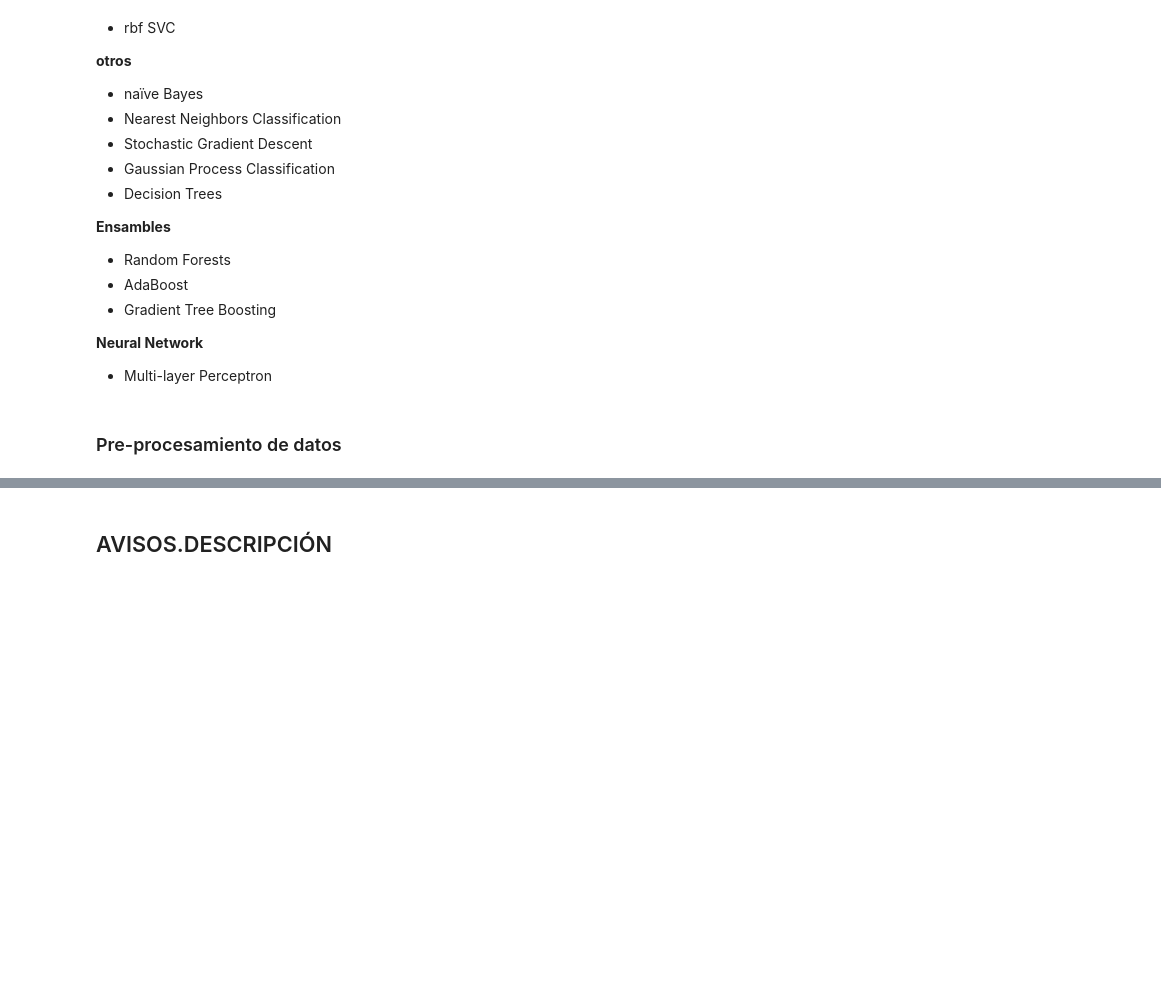
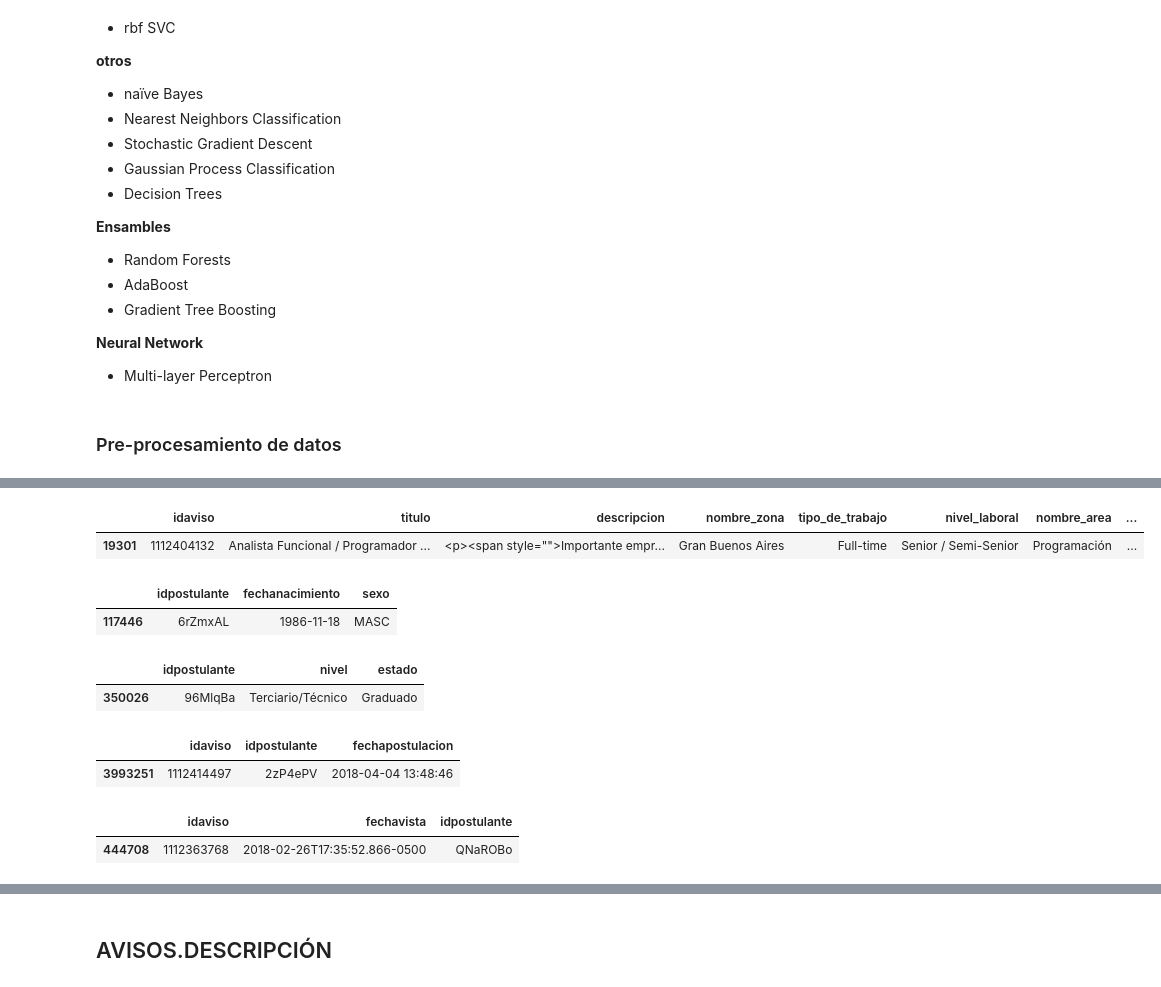
Before and after one commit to tbotalla/Datos1Q2018, a Jupyter notebook: parte2/prep2.ipynb, the cells around one changed output, grey strips where cells are left out. Cells and saved outputs as stored; diff of their text form; code cells hidden in the pictures; blank space fills up the shorter version.

```diff
--- a/parte2/prep2.ipynb
+++ b/parte2/prep2.ipynb
@@ -90,3 +92,28 @@ Wall time: 1min 12s
+# %%
+avisos.sample()
+# %% [output]
+|  | idaviso | titulo | descripcion | nombre_zona | tipo_de_trabajo | nivel_laboral | nombre_area | ... |
+| 19301 | 1112404132 | Analista Funcional / Programador ... | <p><span style="">Importante empr... | Gran Buenos Aires | Full-time | Senior / Semi-Senior | Programación | ... |
+# %%
+edadYGenero.sample()
+# %% [output]
+|  | idpostulante | fechanacimiento | sexo |
+| 117446 | 6rZmxAL | 1986-11-18 | MASC |
+# %%
+educacion.sample()
+# %% [output]
+|  | idpostulante | nivel | estado |
+| 350026 | 96MlqBa | Terciario/Técnico | Graduado |
+# %%
+postulaciones.sample()
+# %% [output]
+|  | idaviso | idpostulante | fechapostulacion |
+| 3993251 | 1112414497 | 2zP4ePV | 2018-04-04 13:48:46 |
+# %%
+vistas.sample()
+# %% [output]
+|  | idaviso | fechavista | idpostulante |
+| 444708 | 1112363768 | 2018-02-26T17:35:52.866-0500 | QNaROBo |
 # %%
 %%time
 # Veo que set y columnas tiene datos faltantes
```
Also changed, not shown: parts of 31 cells of this notebook.
